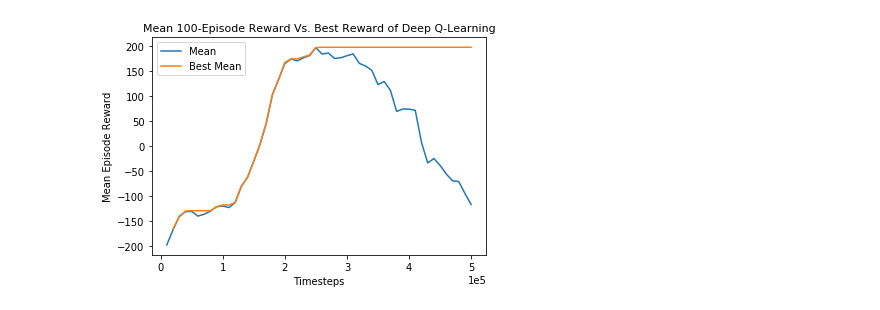
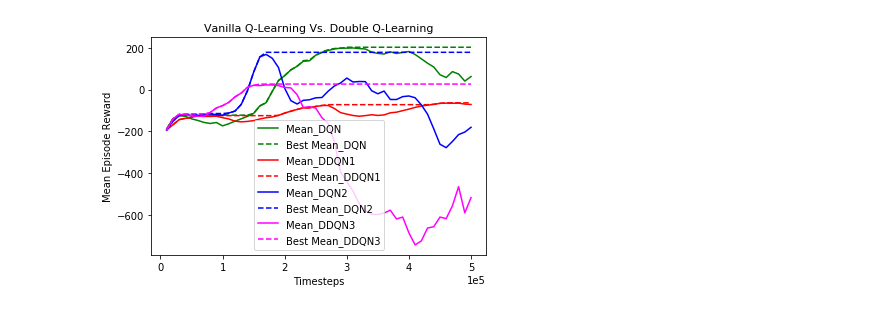
Before and after one commit to buaazhangfan/CS294-112-Deep-Reinforcement-Learning, a Jupyter notebook: hw3/plot_q_learning.ipynb, the cells around one changed output. Drawn from its saved outputs; the diff is of its cells as text; code cells hidden in the pictures.

```diff
--- a/hw3/plot_q_learning.ipynb
+++ b/hw3/plot_q_learning.ipynb
@@ -1,27 +1,55 @@
-# %%
-import pickle
-import numpy as np
-import matplotlib.pyplot as plt
-
-
-with open('be1f0e06-635e-4f30-8d9f-678f22b7eeb3.pkl', 'rb') as f:
-    data = pickle.loads(f.read())
-time_step = data['Timestep']
-mean_reward = data['mean']
-best_reward = data['best']
-
-plt.figure()
-plt.plot(time_step, mean_reward)
-plt.plot(time_step, best_reward)
-plt.title('Mean 100-Episode Reward Vs. Best Reward of Deep Q-Learning', fontsize=11)
-plt.xlabel('Timesteps')
-plt.ylabel('Mean Episode Reward')
-plt.legend(['Mean', 'Best Mean'])
-ax = plt.gca()
-ax.xaxis.get_major_formatter().set_powerlimits((0,0))
-plt.show()
-# %% [output]
-[figure, removed]
+# %%
+import pickle
+import numpy as np
+import matplotlib.pyplot as plt
+
+with open('DQN-Lunar.pkl', 'rb') as a:
+    data = pickle.loads(a.read())
+time_step_a = data['Timestep']
+mean_reward_a = data['mean']
+best_reward_a = data['best']
+
+with open('DDQNFalseLander_1e4.pkl', 'rb') as b:
+    data = pickle.loads(b.read())
+time_step_b = data['Timestep']
+mean_reward_b = data['mean']
+best_reward_b = data['best']
+
+with open('DDQNFalseLander_lr2e3.pkl', 'rb') as c:
+    data = pickle.loads(c.read())
+time_step_c = data['Timestep']
+mean_reward_c = data['mean']
+best_reward_c = data['best']
+
+with open('DDQNFalseLander_lr3e3.pkl', 'rb') as d:
+    data = pickle.loads(d.read())
+time_step_d = data['Timestep']
+mean_reward_d = data['mean']
+best_reward_d = data['best']
+
+
+plt.figure()
+plt.plot(time_step_a, mean_reward_a, color='green', linestyle = '-')
+plt.plot(time_step_a, best_reward_a, color='green', linestyle = '--')
+
+plt.plot(time_step_b, mean_reward_b, color='red', linestyle = '-')
+plt.plot(time_step_b, best_reward_b, color='red', linestyle = '--')
+
+plt.plot(time_step_c, mean_reward_c, color='blue', linestyle = '-')
+plt.plot(time_step_c, best_reward_c, color='blue', linestyle = '--')
+
+plt.plot(time_step_d, mean_reward_d, color='magenta', linestyle = '-')
+plt.plot(time_step_d, best_reward_d, color='magenta', linestyle = '--')
+
+plt.title('Vanilla Q-Learning Vs. Double Q-Learning', fontsize=11)
+plt.xlabel('Timesteps')
+plt.ylabel('Mean Episode Reward')
+plt.legend(['Mean_DQN', 'Best Mean_DQN', 'Mean_DDQN1', 'Best Mean_DDQN1', 'Mean_DQN2', 'Best Mean_DQN2', 'Mean_DDQN3', 'Best Mean_DDQN3'])
+ax = plt.gca()
+ax.xaxis.get_major_formatter().set_powerlimits((0,0))
+plt.show()
+# %% [output]
+[figure, added]
 # %%
 '''
     data = {'Timestep': np.array(self.timestep_log),
```
Also changed, not shown: parts of 3 cells of this notebook, 47 other files.
